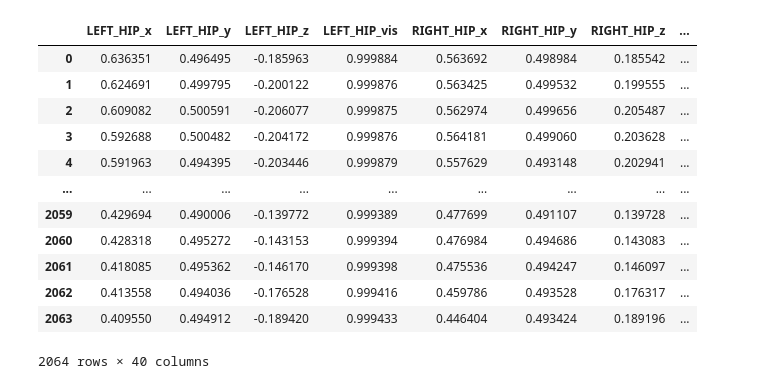
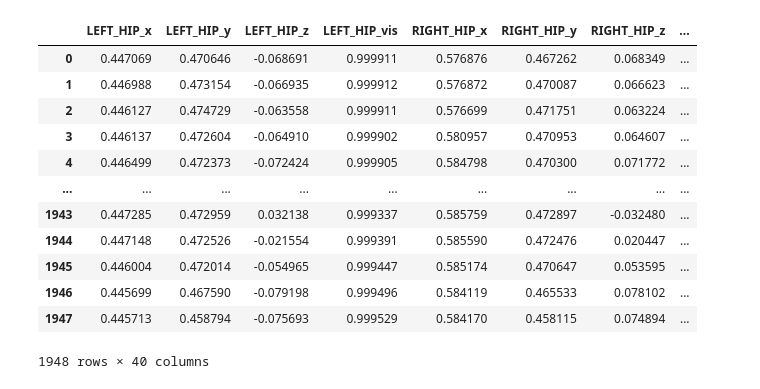
Before and after one commit to KaiKustermann/Sports-Analytics, a Jupyter notebook: outlier_detection_and_handling.ipynb, the cells around one changed output. Drawn from its saved outputs; the diff is of its cells as text; code cells hidden in the pictures.

```diff
--- a/outlier_detection_and_handling.ipynb
+++ b/outlier_detection_and_handling.ipynb
@@ -1,25 +1,25 @@
 # %%
 import pandas as pd
 import matplotlib.pyplot as plt
 
 pd.set_option('display.max_columns', None)
 
-landmark_df = pd.read_json("./landmark_results/Gehen-6,5-seite.json")
+landmark_df = pd.read_json("./landmark_results/Gehen-6,5.json")
 landmark_df
 # %% [output]
 |  | LEFT_HIP_x | LEFT_HIP_y | LEFT_HIP_z | LEFT_HIP_vis | RIGHT_HIP_x | RIGHT_HIP_y | RIGHT_HIP_z | ... |
-| 0 | 0.636351 | 0.496495 | -0.185963 | 0.999884 | 0.563692 | 0.498984 | 0.185542 | ... |
-| 1 | 0.624691 | 0.499795 | -0.200122 | 0.999876 | 0.563425 | 0.499532 | 0.199555 | ... |
-| 2 | 0.609082 | 0.500591 | -0.206077 | 0.999875 | 0.562974 | 0.499656 | 0.205487 | ... |
-| 3 | 0.592688 | 0.500482 | -0.204172 | 0.999876 | 0.564181 | 0.499060 | 0.203628 | ... |
-| 4 | 0.591963 | 0.494395 | -0.203446 | 0.999879 | 0.557629 | 0.493148 | 0.202941 | ... |
+| 0 | 0.447069 | 0.470646 | -0.068691 | 0.999911 | 0.576876 | 0.467262 | 0.068349 | ... |
+| 1 | 0.446988 | 0.473154 | -0.066935 | 0.999912 | 0.576872 | 0.470087 | 0.066623 | ... |
+| 2 | 0.446127 | 0.474729 | -0.063558 | 0.999911 | 0.576699 | 0.471751 | 0.063224 | ... |
+| 3 | 0.446137 | 0.472604 | -0.064910 | 0.999902 | 0.580957 | 0.470953 | 0.064607 | ... |
+| 4 | 0.446499 | 0.472373 | -0.072424 | 0.999905 | 0.584798 | 0.470300 | 0.071772 | ... |
 | ... | ... | ... | ... | ... | ... | ... | ... | ... |
-| 2059 | 0.429694 | 0.490006 | -0.139772 | 0.999389 | 0.477699 | 0.491107 | 0.139728 | ... |
-| 2060 | 0.428318 | 0.495272 | -0.143153 | 0.999394 | 0.476984 | 0.494686 | 0.143083 | ... |
-| 2061 | 0.418085 | 0.495362 | -0.146170 | 0.999398 | 0.475536 | 0.494247 | 0.146097 | ... |
-| 2062 | 0.413558 | 0.494036 | -0.176528 | 0.999416 | 0.459786 | 0.493528 | 0.176317 | ... |
-| 2063 | 0.409550 | 0.494912 | -0.189420 | 0.999433 | 0.446404 | 0.493424 | 0.189196 | ... |
+| 1943 | 0.447285 | 0.472959 | 0.032138 | 0.999337 | 0.585759 | 0.472897 | -0.032480 | ... |
+| 1944 | 0.447148 | 0.472526 | -0.021554 | 0.999391 | 0.585590 | 0.472476 | 0.020447 | ... |
+| 1945 | 0.446004 | 0.472014 | -0.054965 | 0.999447 | 0.585174 | 0.470647 | 0.053595 | ... |
+| 1946 | 0.445699 | 0.467590 | -0.079198 | 0.999496 | 0.584119 | 0.465533 | 0.078102 | ... |
+| 1947 | 0.445713 | 0.458794 | -0.075693 | 0.999529 | 0.584170 | 0.458115 | 0.074894 | ... |
-2064 rows × 40 columns
+1948 rows × 40 columns
 # %%
 def plot_features():
     for column in landmark_df.columns:
```
Also changed, not shown: parts of 1 cell of this notebook, 7 other files.
